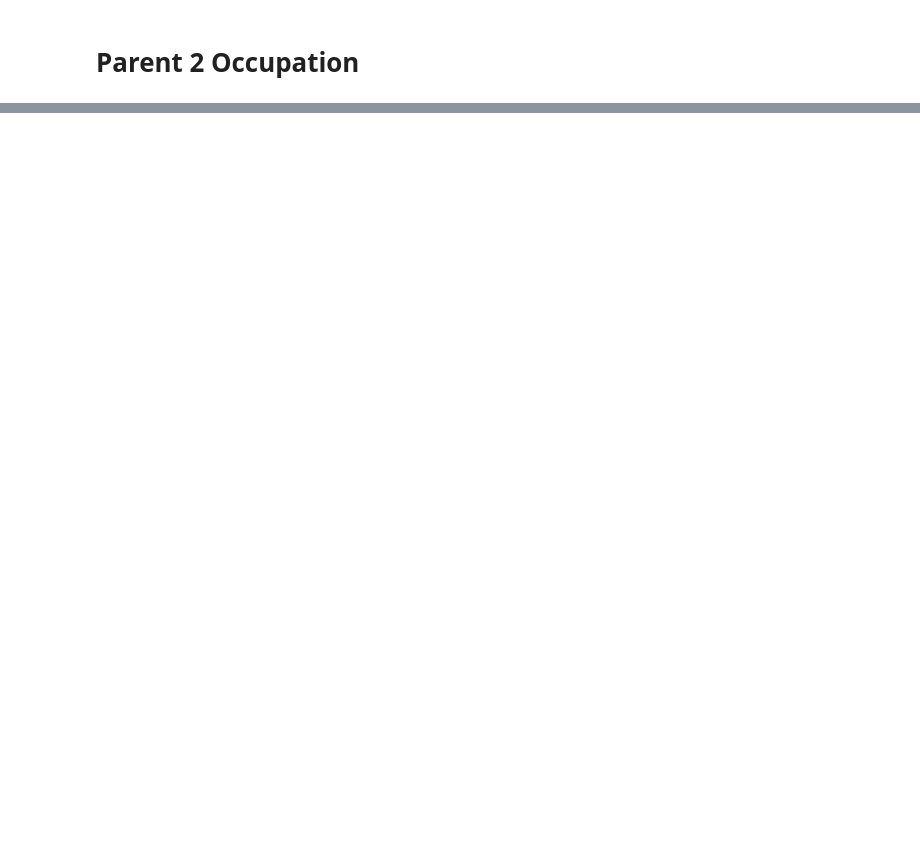
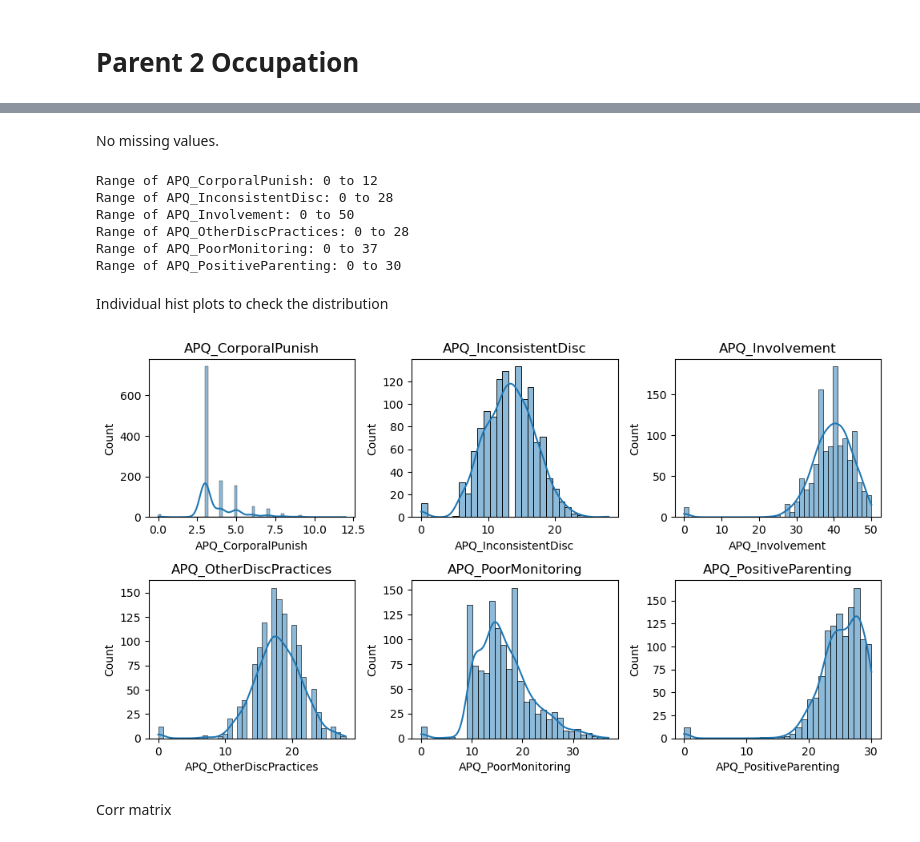
Before and after one commit to Ruqhaiya/WIDS_Datathon2025_Team, a Jupyter notebook: EDA/EDA_RS.ipynb, the cells around one changed output, grey strips where cells are left out. Saved outputs shown, nothing was run; the diff lists cells and outputs as text; code cells hidden in the pictures; blank space fills up the shorter version.

```diff
--- a/EDA/EDA_RS.ipynb
+++ b/EDA/EDA_RS.ipynb
@@ -179,0 +183,2 @@ plt.show()
+# %%
+df_quan = pd.read_excel("../widsdatathon2025/TRAIN/TRAIN_QUANTITATIVE_METADATA.xlsx")
@@ -179,0 +187,13 @@ plt.show()
+# %%
+APQ_cols = {
+    "APQ_P_APQ_P_CP": "APQ_CorporalPunish",
+    "APQ_P_APQ_P_ID": "APQ_InconsistentDisc",
+    "APQ_P_APQ_P_INV": "APQ_Involvement",
+    "APQ_P_APQ_P_OPD": "APQ_OtherDiscPractices",
+    "APQ_P_APQ_P_PM": "APQ_PoorMonitoring",
+    "APQ_P_APQ_P_PP": "APQ_PositiveParenting"
+}
+
+df_quan = df_quan.rename(columns=APQ_cols)
+
+df_quan.head()
@@ -179,0 +207,28 @@ plt.show()
+# %% [markdown]
+No missing values.
+# %%
+for col in APQ_cols:
+    min_val = df_quan[col].min()
+    max_val = df_quan[col].max()
+    print(f"Range of {col}: {min_val} to {max_val}")
+# %% [output]
+Range of APQ_CorporalPunish: 0 to 12
+Range of APQ_InconsistentDisc: 0 to 28
+Range of APQ_Involvement: 0 to 50
+Range of APQ_OtherDiscPractices: 0 to 28
+Range of APQ_PoorMonitoring: 0 to 37
+Range of APQ_PositiveParenting: 0 to 30
+# %% [markdown]
+Individual hist plots to check the distribution
+# %%
+plt.figure(figsize=(10, 8))
+for i, (old_col, new_col) in enumerate(APQ_cols.items(), 1):
+    plt.subplot(3, 3, i)
+    sns.histplot(data=df_quan, x=new_col, kde=True)
+    plt.title(new_col)
+    plt.tight_layout()
+plt.show()
+# %% [output]
+[figure, added]
+# %% [markdown]
+Corr matrix
```
Also changed, not shown: parts of 17 cells of this notebook.
